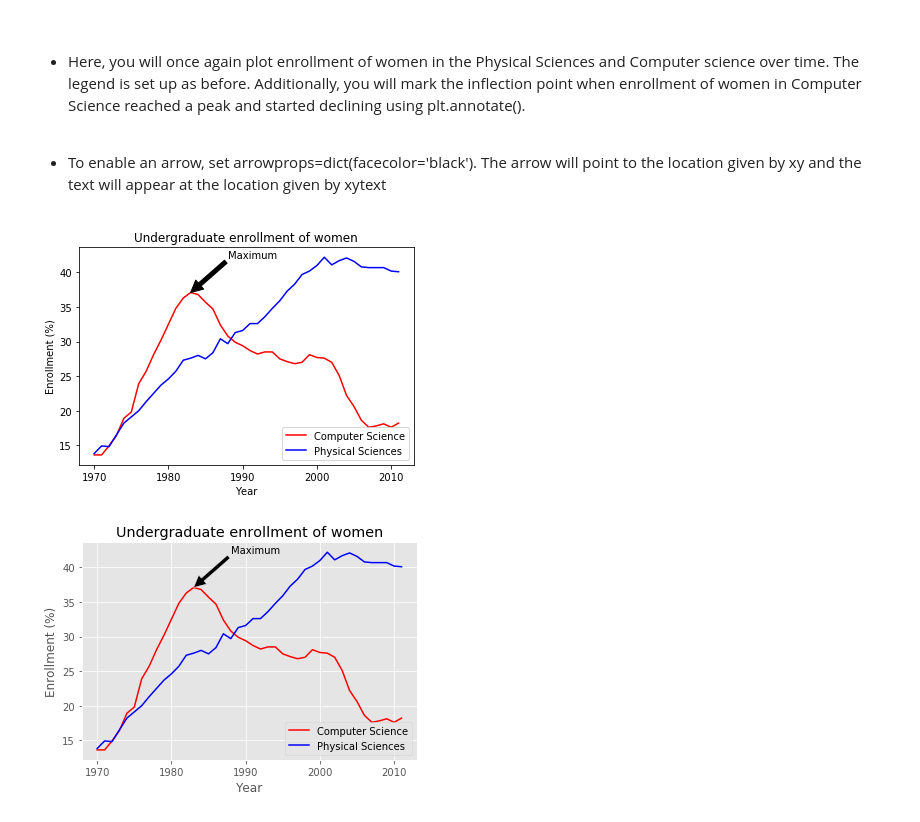
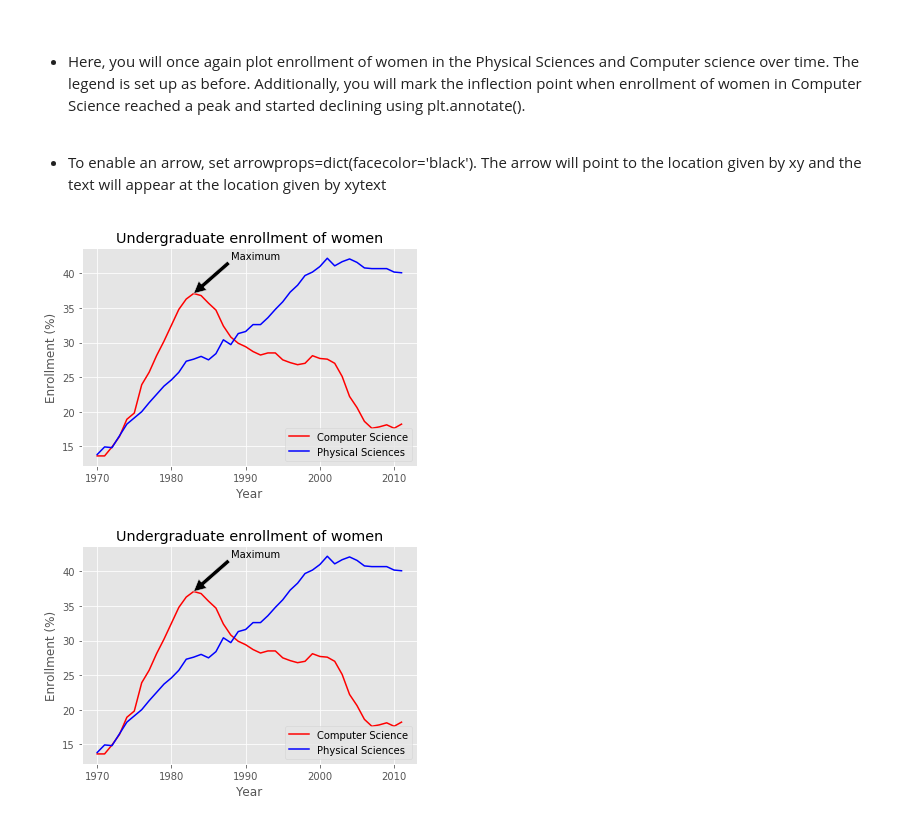
Before and after one commit to Suvamp/Datacamp-Notebooks, a Jupyter notebook: Data-Analyst/11.Introduction to Data Visualization with Python/Introduction to Data Visualization with Python.ipynb, the cells around one changed output. Cells and saved outputs as stored; diff of their text form; code cells hidden in the pictures.

```diff
--- a/Data-Analyst/11.Introduction to Data Visualization with Python/Introduction to Data Visualization with Python.ipynb
+++ b/Data-Analyst/11.Introduction to Data Visualization with Python/Introduction to Data Visualization with Python.ipynb
@@ -7,6 +14,9 @@ HTML('<iframe src=ch1_slides.pdf width=700 height=450></iframe>')
 import pandas as pd
 import matplotlib.pyplot as plt
 
+plt.style.available
+plt.style.use('ggplot')
+
 %matplotlib inline
 # %%
 data = pd.read_csv('percent-bachelors-degrees-women-usa.csv')
@@ -205,25 +218,26 @@ plt.show()
 # %%
 # Plot with legend as before
 plt.plot(year, computer_science, color='red', label='Computer Science')
 plt.plot(year, physical_sciences, color='blue', label='Physical Sciences')
 plt.legend(loc='lower right')
 
 # Compute the maximum enrollment of women in Computer Science: cs_max
 cs_max = computer_science.max()
 
 # Calculate the year in which there was maximum enrollment of women in Computer Science: yr_max
-yr_max = year[computer_science.argmax()]
+# argmax() for numpy array and idxmax for pandas series
+yr_max = year[computer_science.idxmax()]
 
 # Add a black arrow annotation
 plt.annotate('Maximum', xy=(yr_max, cs_max), xytext=(yr_max+5, cs_max+5), arrowprops=dict(facecolor='black'))
 
 # Add axis labels and title
 plt.xlabel('Year')
 plt.ylabel('Enrollment (%)')
 plt.title('Undergraduate enrollment of women')
 plt.show()
 # %% [output]
-[figure, old version]
+[figure, new version]
 # %%
 # Import matplotlib.pyplot
 import matplotlib.pyplot as plt
```
Also changed, not shown: parts of 22 cells of this notebook, 1 other file.
